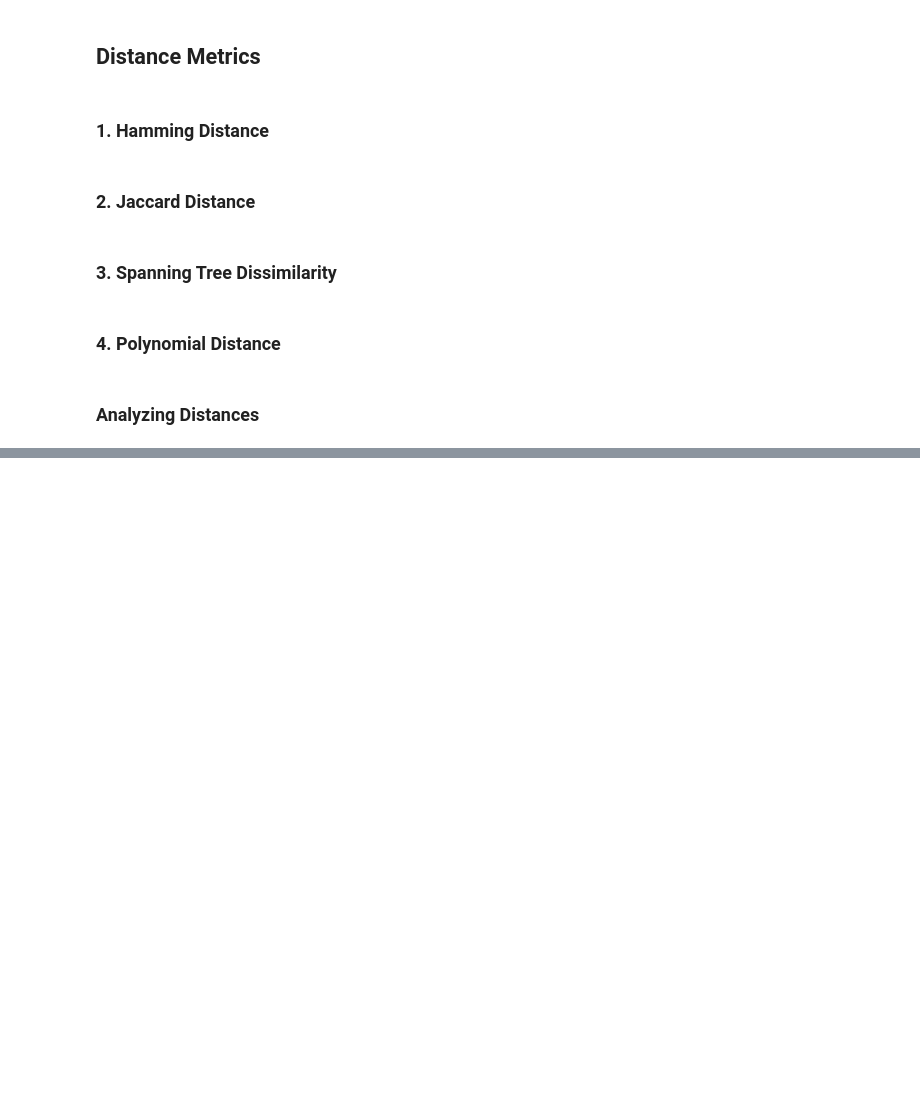
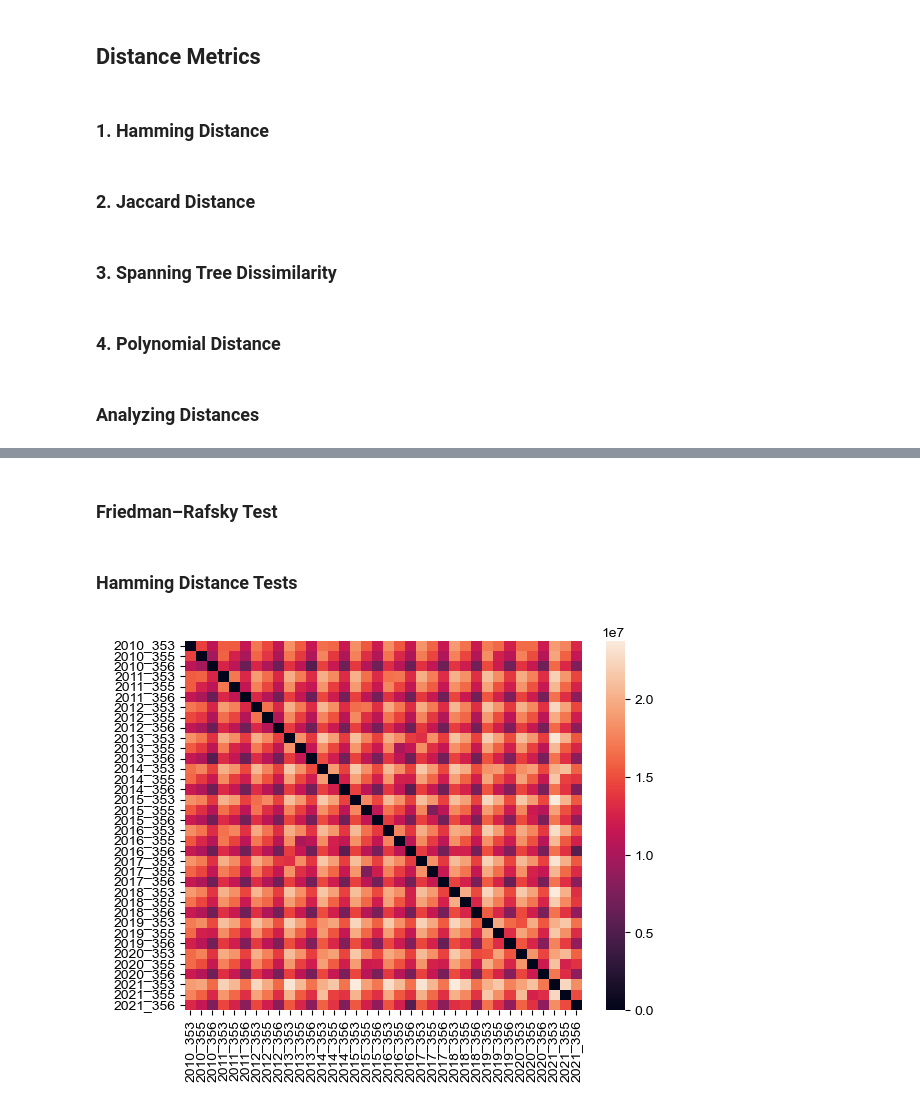
Before and after one commit to soschuetze/WTO-Fashion-Network, a Jupyter notebook: network.ipynb, the cells around one changed output, grey strips where cells are left out. Cells and saved outputs as stored; diff of their text form; code cells hidden in the pictures; blank space fills up the shorter version.

Commit message:
Get graphs for all distances

```diff
--- a/network.ipynb
+++ b/network.ipynb
@@ -411,0 +269,2 @@ plt.show()
+# %%
+result = result[(result['year']>=2010)]
@@ -411,0 +288,22 @@ plt.show()
+# %%
+def pairwise_distance(graphs, dist_type):
+    """
+    Create pairwise matrix which contains the distance for every pair of graphs
+
+    #Parameters
+    graphs - list of graphs
+    dist_type - specified distance function
+    """
+    i = len(graphs)
+    labels = []
+    regions = []
+    years = []
+    distances = np.zeros(shape=(i,i))
+    for i in range(len(graphs)):
+        labels.append(f"{graphs[i].graph['year']}_{graphs[i].graph['region']}")
+        regions.append(graphs[i].graph['region'])
+        years.append(graphs[i].graph['year'])
+        for j in range(len(graphs)):
+            distances[i][j] = dist_type(graphs[i], graphs[j])
+
+    return distances, labels, years, regions
@@ -411,0 +361,5 @@ plt.show()
+# %%
+import seaborn as sns
+def pairwise_heatmap(distances, labels):
+    sns.heatmap(distances, xticklabels=labels, yticklabels=labels)
+    sns.set_theme(font_scale=0.6)
@@ -411,0 +459,2 @@ plt.show()
+# %% [markdown]
+### Friedman–Rafsky Test
@@ -411,0 +470,16 @@ plt.show()
+# %%
+for i in range(3):
+    nodes = max_nodes(connected_graphs)
+    graphs_copy = connected_graphs[:]
+    updated_graphs = standardize_graph_len(graphs_copy, nodes)
+
+hamming_distances, h_labels, h_years, h_regions = pairwise_distance(connected_graphs, hamming_distance)
+jaccard_distances, j_labels, j_years, j_regions = pairwise_distance(connected_graphs, jaccard_distance)
+st_distances, st_labels, st_years, st_regions = pairwise_distance(connected_graphs, st_distance)
+polynomial_distances, p_labels, p_years, p_regions = pairwise_distance(updated_graphs, polynomial_distance)
+# %% [markdown]
+### Hamming Distance Tests
+# %%
+pairwise_heatmap(hamming_distances, h_labels)
+# %% [output]
+[figure, added]
```
Also changed, not shown: parts of 62 cells of this notebook, 5 other files.
